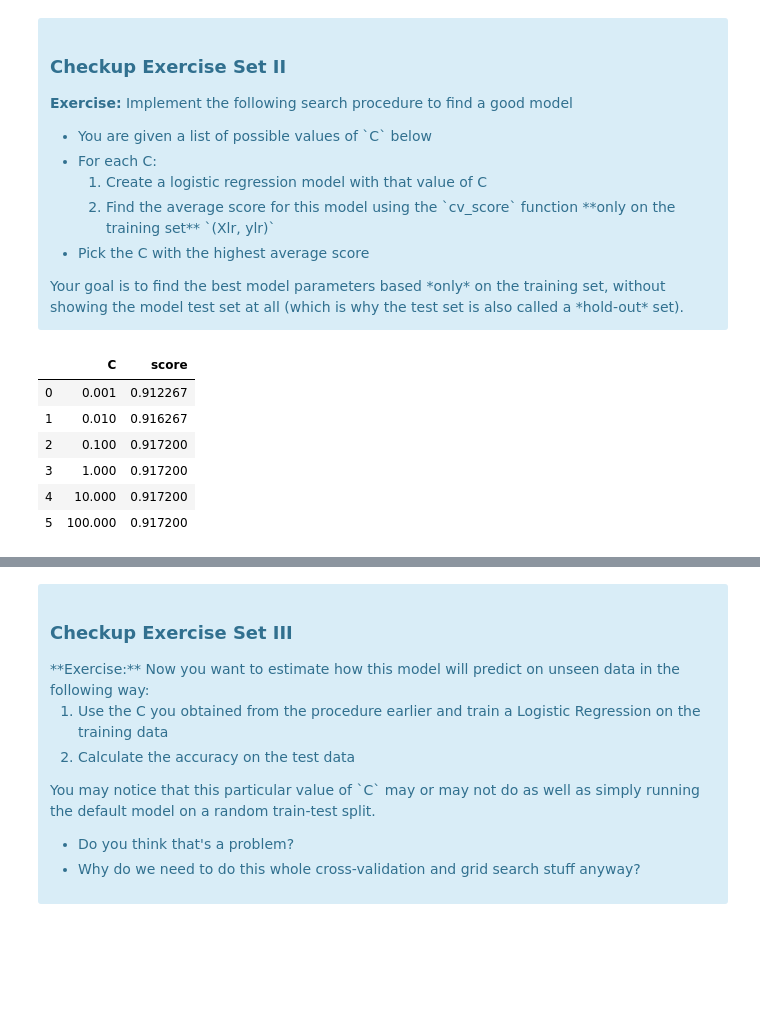
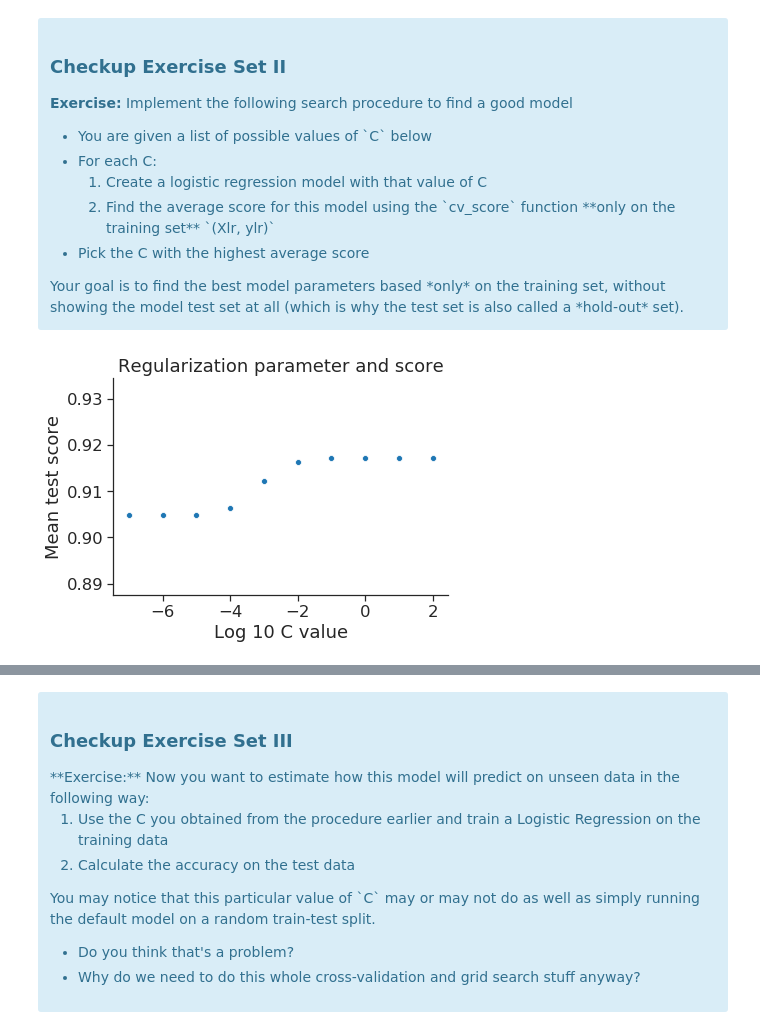
Before and after one commit to gperdrizet/logistic_regression, a Jupyter notebook: Mini_Project_Logistic_Regression.ipynb, the cells around one changed output, grey strips where cells are left out. Saved outputs shown, nothing was run; the diff lists cells and outputs as text; code cells hidden in the pictures; blank space fills up the shorter version.

```diff
--- a/Mini_Project_Logistic_Regression.ipynb
+++ b/Mini_Project_Logistic_Regression.ipynb
@@ -228,26 +233,32 @@ Your goal is to find the best model parameters based *only* on the training set,
 # %%
 # the grid of parameters to search over
 # your turn
 
-Cs = [0.001, 0.01, 0.1, 1, 10, 100]
+Cs = [0.0000001, 0.000001, 0.00001, 0.0001, 0.001, 0.01, 0.1, 1, 10, 100]
 trials_list = []
 
 for C in Cs:
     clf = LogisticRegression(solver='lbfgs', C=C)
     score = cv_score(clf, Xlr, ylr)
 
     row_dict = {}
     row_dict['C'] = C
     row_dict['score'] = score
     trials_list.append(row_dict)
 
 results = pd.DataFrame(trials_list)
-results
+
+c_plot = sns.scatterplot(x=np.log10(results.C),
+                       y=results.score,
+                       data=results,
+                       palette="deep")
+
+c_plot.set_title('Regularization parameter and score')
+c_plot.set_ylabel('Mean test score')
+c_plot.set_xlabel('Log 10 C value')
+
+sns.set_style("ticks")
+sns.set_context("notebook", font_scale=1.5, rc={"lines.linewidth": 2.5})
+sns.despine()
 # %% [output]
-|  | C | score |
-| 0 | 0.001 | 0.912267 |
-| 1 | 0.010 | 0.916267 |
-| 2 | 0.100 | 0.917200 |
-| 3 | 1.000 | 0.917200 |
-| 4 | 10.000 | 0.917200 |
-| 5 | 100.000 | 0.917200 |
+[figure, added]
```
Also changed, not shown: parts of 14 cells of this notebook, 1 other file.
